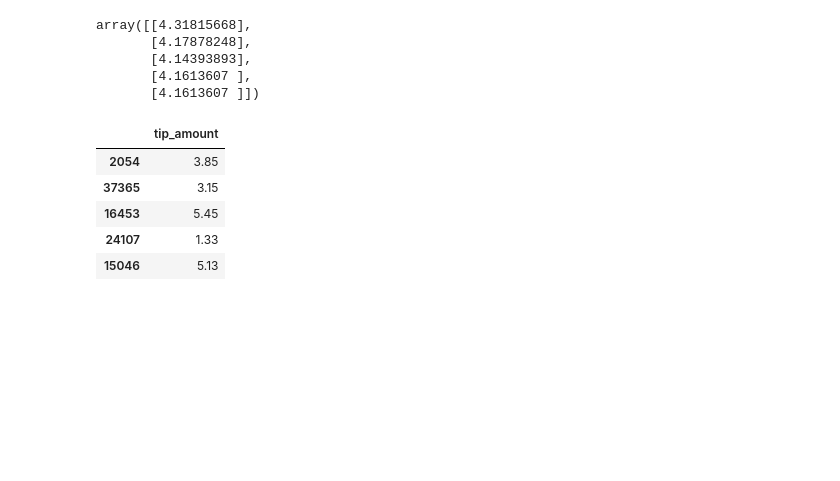
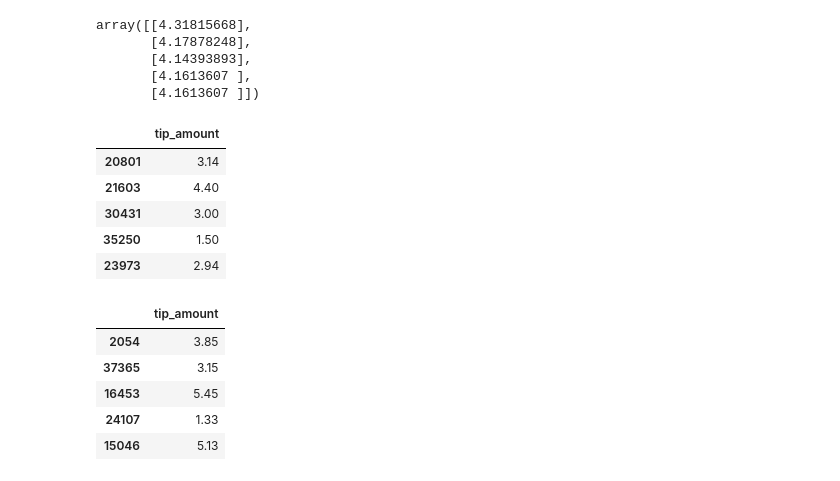
Before and after one commit to Jay-PhDAI/PhDAI732, a Jupyter notebook: Group_Project_1/Group_Project_1.ipynb, the cells around one changed output. Cells and saved outputs as stored; diff of their text form; code cells hidden in the pictures; blank space fills up the shorter version.

```diff
--- a/Group_Project_1/Group_Project_1.ipynb
+++ b/Group_Project_1/Group_Project_1.ipynb
@@ -365,6 +381,15 @@ array([[4.31815668],
        [4.14393893],
        [4.1613607 ],
        [4.1613607 ]])
+# %%
+test_set[['tip_amount']][:5]
+# %% [output]
+|  | tip_amount |
+| 20801 | 3.14 |
+| 21603 | 4.40 |
+| 30431 | 3.00 |
+| 35250 | 1.50 |
+| 23973 | 2.94 |
 # %%
 train_set['tip_amount'][:5]
 # %% [output]
```
Also changed, not shown: parts of 33 cells of this notebook.
